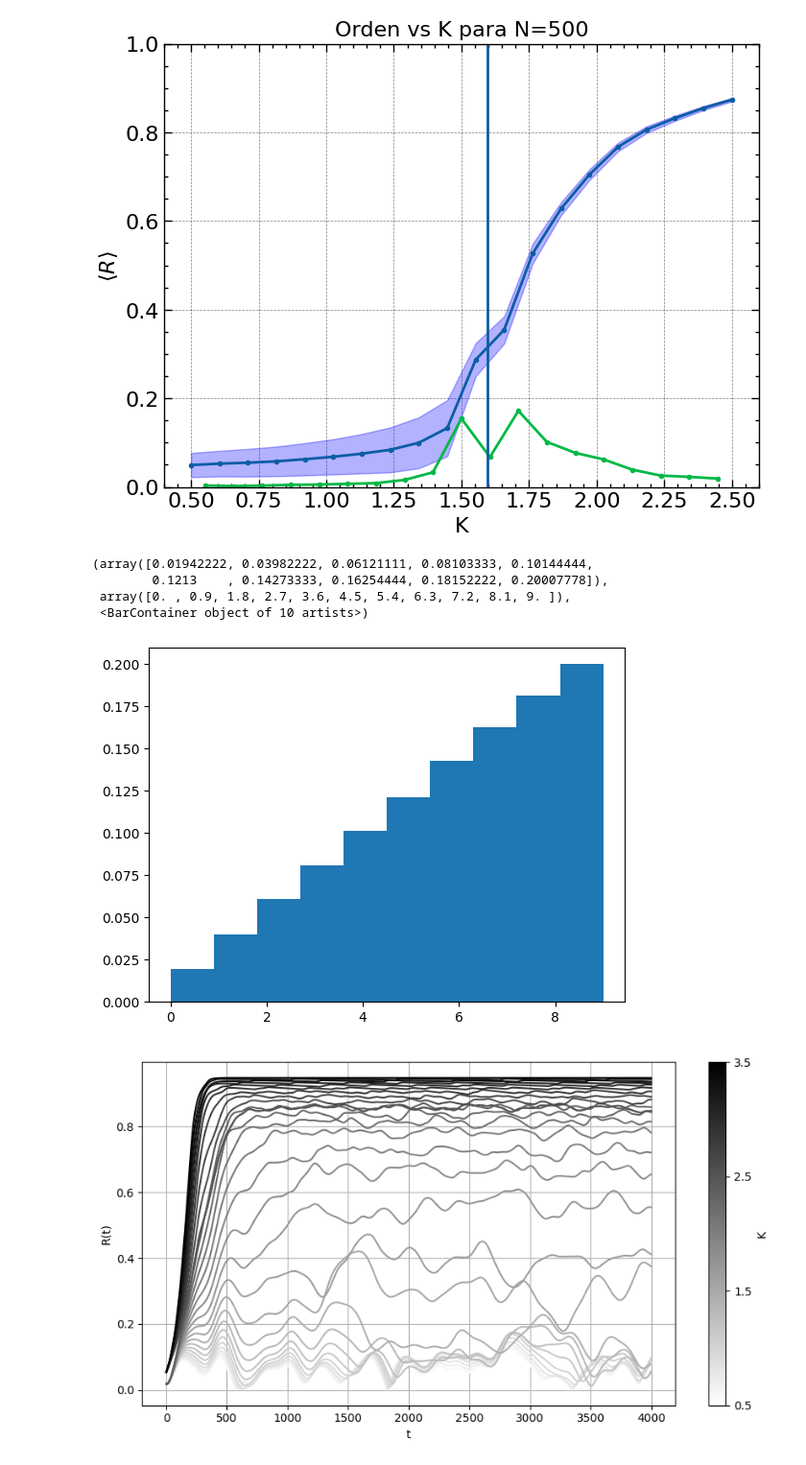
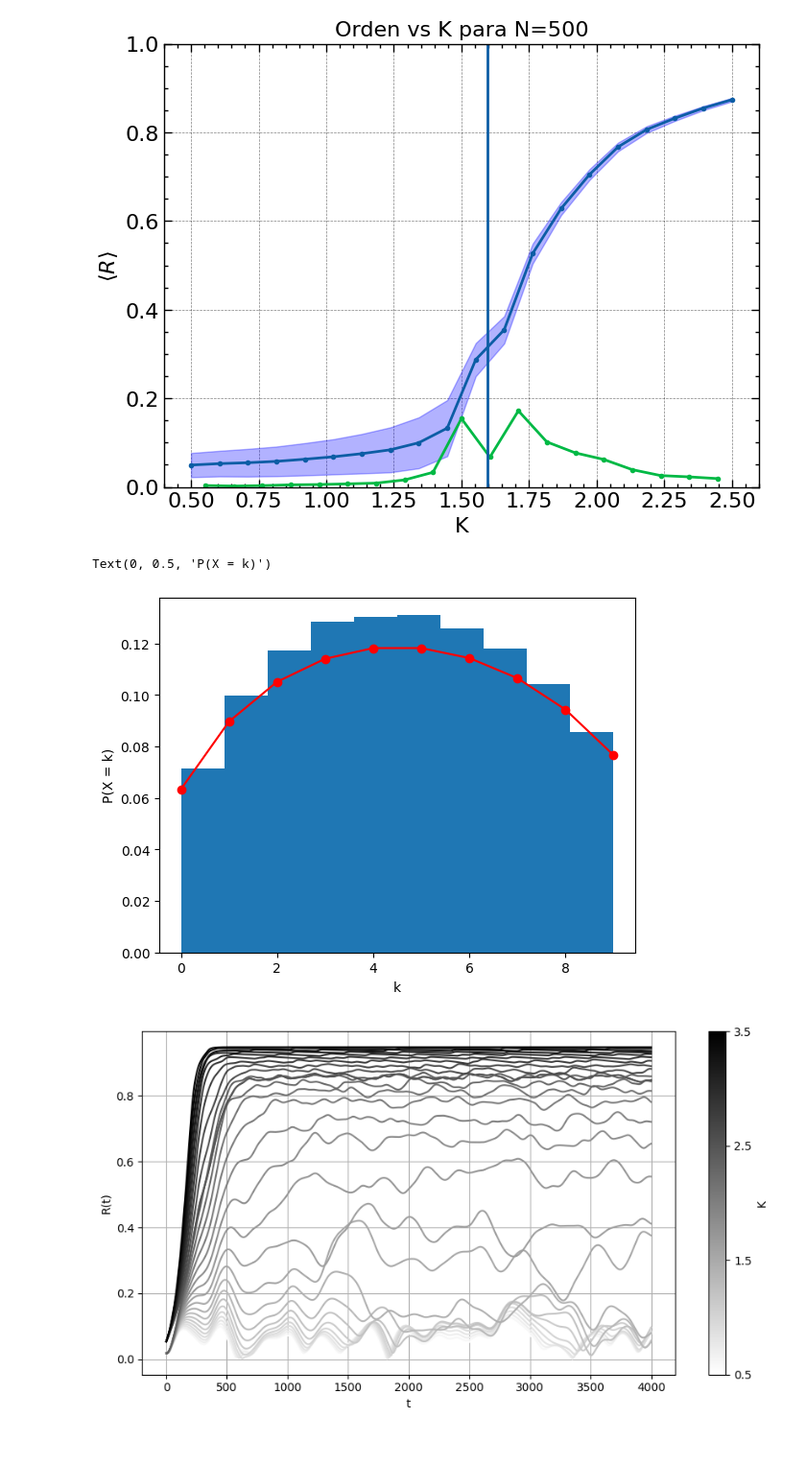
Before and after one commit to EduardoGarcia528/Tesis, a Jupyter notebook: FEC/Ising_model.ipynb, the cells around one changed output. Shown at 96% size. Saved outputs shown, nothing was run; the diff lists cells and outputs as text; code cells hidden in the pictures.

```diff
--- a/FEC/Ising_model.ipynb
+++ b/FEC/Ising_model.ipynb
@@ -239,6 +239,9 @@ def plot_beta_binomial(n, alpha, beta):
 
     plt.figure()
     plt.stem(k, pmf, basefmt=" ")
+    dist_theory = betabinom.pmf(np.arange(t), t, alpha, beta)
+    dist_theory /= dist_theory.sum()
+    plt.plot(np.arange(t), dist_theory, 'ro-', label='Teoría')
     plt.xlabel("k")
     plt.ylabel("P(X = k)")
     plt.title(f"Distribución Beta-Binomial (n={n}, α={alpha}, β={beta})")
@@ -276,40 +279,42 @@ def beta_binomial_probs(n, alpha, beta):
         log_p = log_binom + log_B1 - log_B0
         probs[k] = math.exp(log_p)
 
     # Normalizar por seguridad (igual que pmf / pmf.sum())
     s = 0.0
     for i in range(n):
         s += probs[i]
     for i in range(n):
         probs[i] /= s
 
     return probs
 
 
 
 if __name__ == "__main__":
     # Ejemplo: t pasos -> eliges t' en {0,...,t-1}
     t = 10
-    alpha = 2.0
-    beta = 1.0
+    alpha = 1.5
+    beta = 1.6
 
     # probs = plot_beta_binomial(t, alpha, beta)
     probs = beta_binomial_probs(t, alpha, beta)
 
      # Muestreo usando las probabilidades calculadas
 
 
 nums = []
 for _ in range(100000):
     num = np.random.choice(np.arange(t), p=probs)
     nums.append(num)
 plt.hist(nums, bins=t, density=True)
+dist_theory = betabinom.pmf(np.arange(t), t, alpha, beta)
+dist_theory /= dist_theory.sum()
+plt.plot(np.arange(t), dist_theory, 'ro-', label='Teoría')
+plt.xlabel('k')
+plt.ylabel('P(X = k)')
 # %% [output]
-(array([0.01942222, 0.03982222, 0.06121111, 0.08103333, 0.10144444,
-        0.1213    , 0.14273333, 0.16254444, 0.18152222, 0.20007778]),
- array([0. , 0.9, 1.8, 2.7, 3.6, 4.5, 5.4, 6.3, 7.2, 8.1, 9. ]),
- <BarContainer object of 10 artists>)
+Text(0, 0.5, 'P(X = k)')
-[figure, old version]
+[figure, new version]
 # %%
 import numpy as np
 import matplotlib.pyplot as plt
```
Also changed, not shown: 19 other files.
